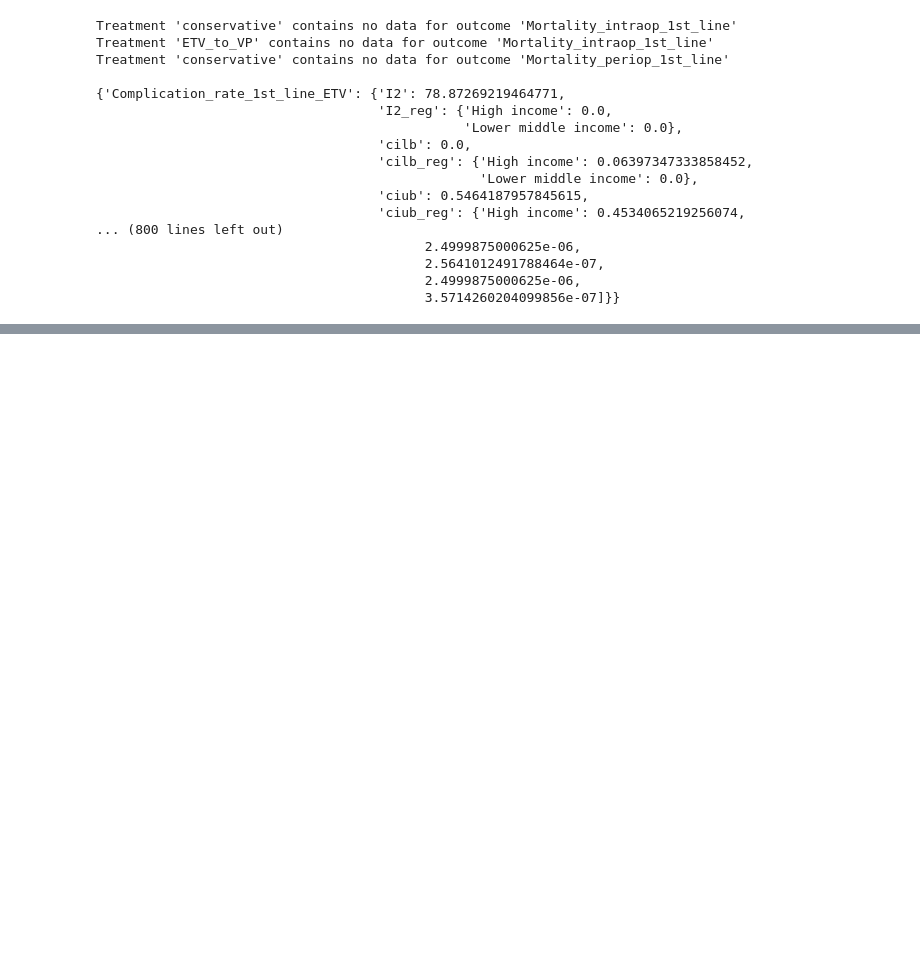
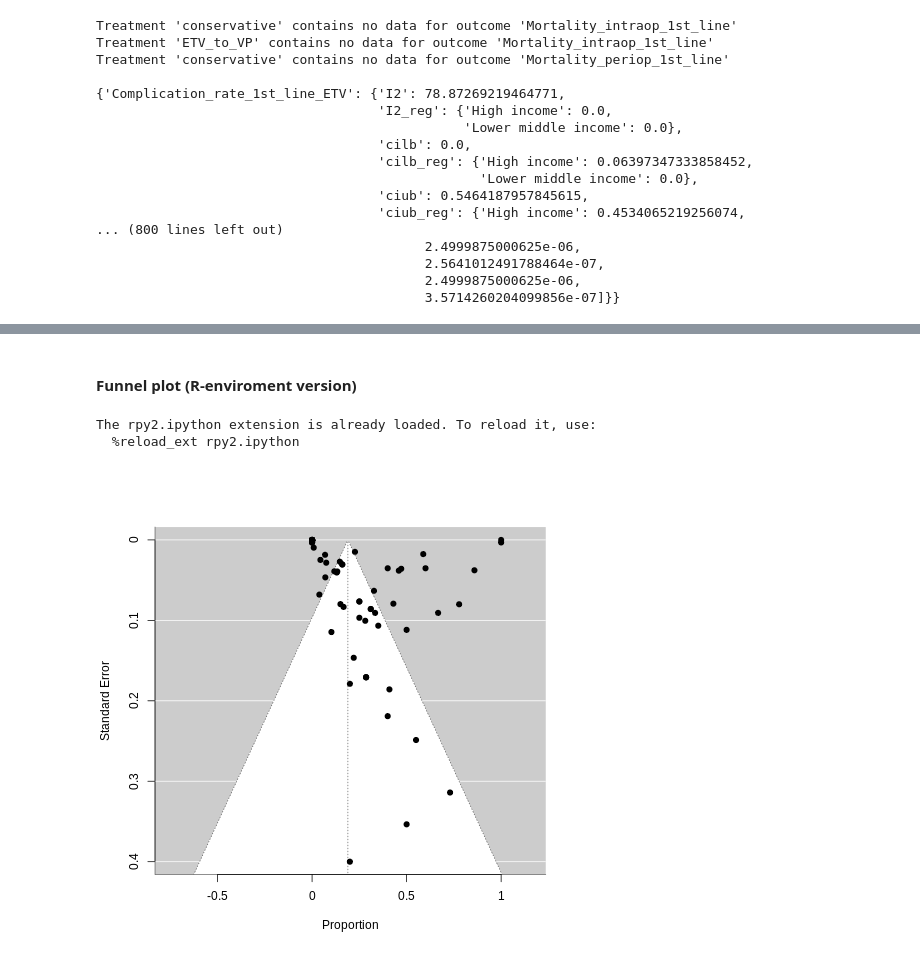
Before and after one commit to nooralteneiji/Myelomeningocele-Associated-Hydrocephalus-A-Systematic-Review-and-Meta-Analysis, a Jupyter notebook: Interactive_manuscript.ipynb, the cells around one changed output, grey strips where cells are left out. Drawn from its saved outputs; the diff is of its cells as text; code cells hidden in the pictures; blank space fills up the shorter version.

```diff
--- a/Interactive_manuscript.ipynb
+++ b/Interactive_manuscript.ipynb
@@ -2798,0 +3069,44 @@ row: 4, col: 1
+# %% [markdown]
+#### Funnel plot (R-enviroment version)
+# %%
+%load_ext rpy2.ipython
+from rpy2.robjects.packages import importr
+
+#Import R's "graphics" package
+graphics = importr('graphics')
+
+def run_meta_analysis(df):
+    #Calculates effect sizes & sampling variances for raw proportions
+    xi            = rpy2.robjects.FloatVector( df.Rate*df.N_subgroups )
+    ni            = rpy2.robjects.FloatVector( df.N_subgroups )
+    slab          = rpy2.robjects.FactorVector( df.Study )
+    dat           = metafor.escalc( measure="PR", xi=xi, ni=ni, add=0.00001, to="only0", slab=slab )
+
+    #Builds random-effects model
+    with localconverter(rpy2.robjects.default_converter + pandas2ri.converter):
+           pd_dat = rpy2.robjects.conversion.rpy2py(dat)
+
+    yi, vi        = rpy2.robjects.FloatVector(pd_dat.yi), rpy2.robjects.FloatVector(pd_dat.vi)
+    fit           = metafor.rma(yi=yi, vi=vi, measure="PR", method="DL", test="knha", slab=slab)
+    res           = stats.predict(fit)
+
+    #And add the results to the dictionary with appropriate keys
+    results       = dict(zip(res.names,list(res)))
+    results['I2'] = fit.rx2('I2')[0]
+
+    #Run funnel plot and store the result in a list
+    funnel_res = metafor.funnel(fit)
+
+    #Run funnel plot and display it directly in the notebook
+    %R -i fit  # Pass the 'fit' variable to R
+    %R library(metafor)  # Load the 'metafor' library in R
+    %R funnel(fit)  # Create and display the funnel plot. You can add label="out" to display study names
+
+    return results, pd_dat, fit
+
+#Run the function on your dataframe 'forest_df'
+results, pd_dat, fit = run_meta_analysis(df_forest)
+# %% [output]
+The rpy2.ipython extension is already loaded. To reload it, use:
+  %reload_ext rpy2.ipython
+[figure, added]
```
Also changed, not shown: parts of 31 cells of this notebook.
